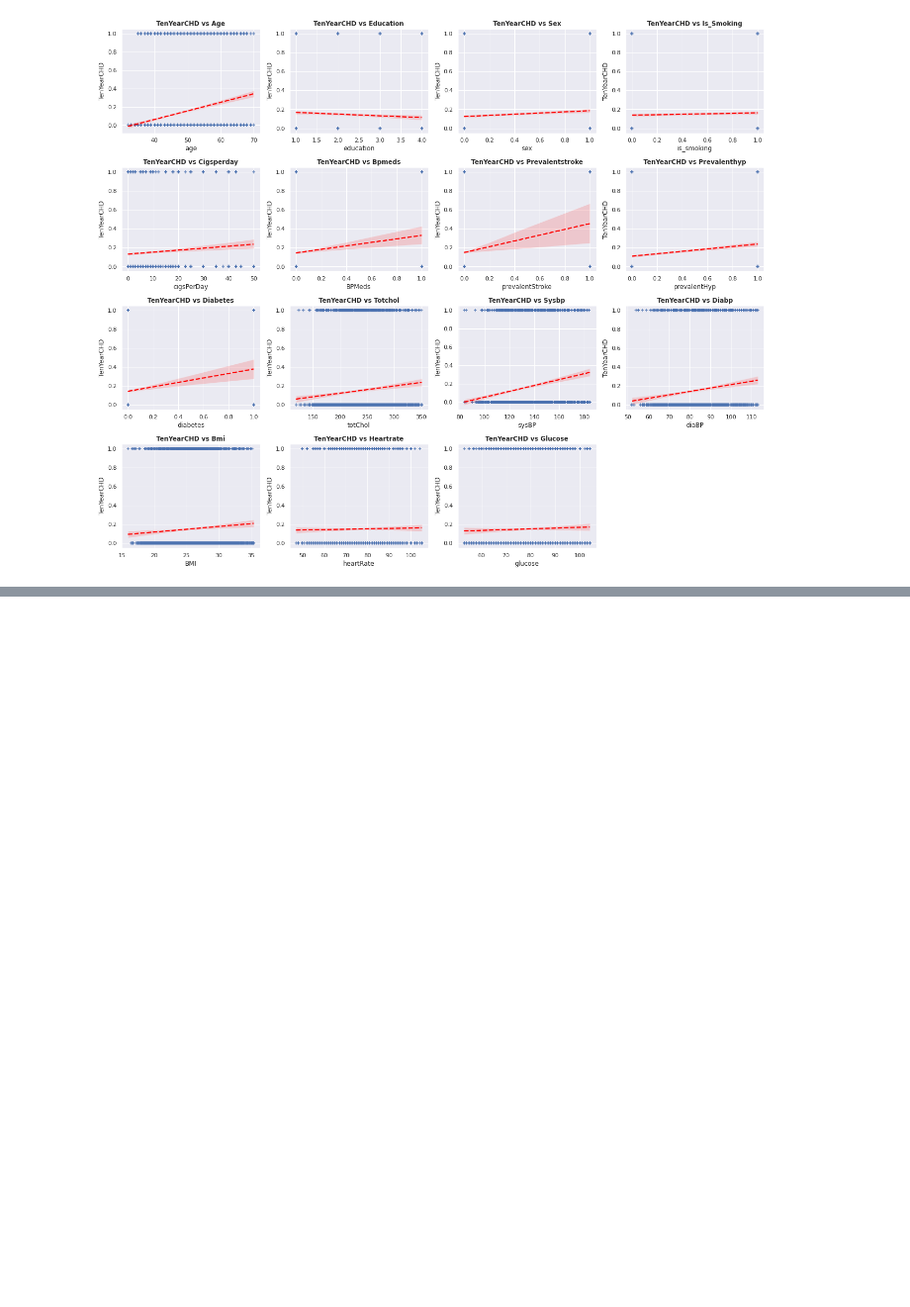
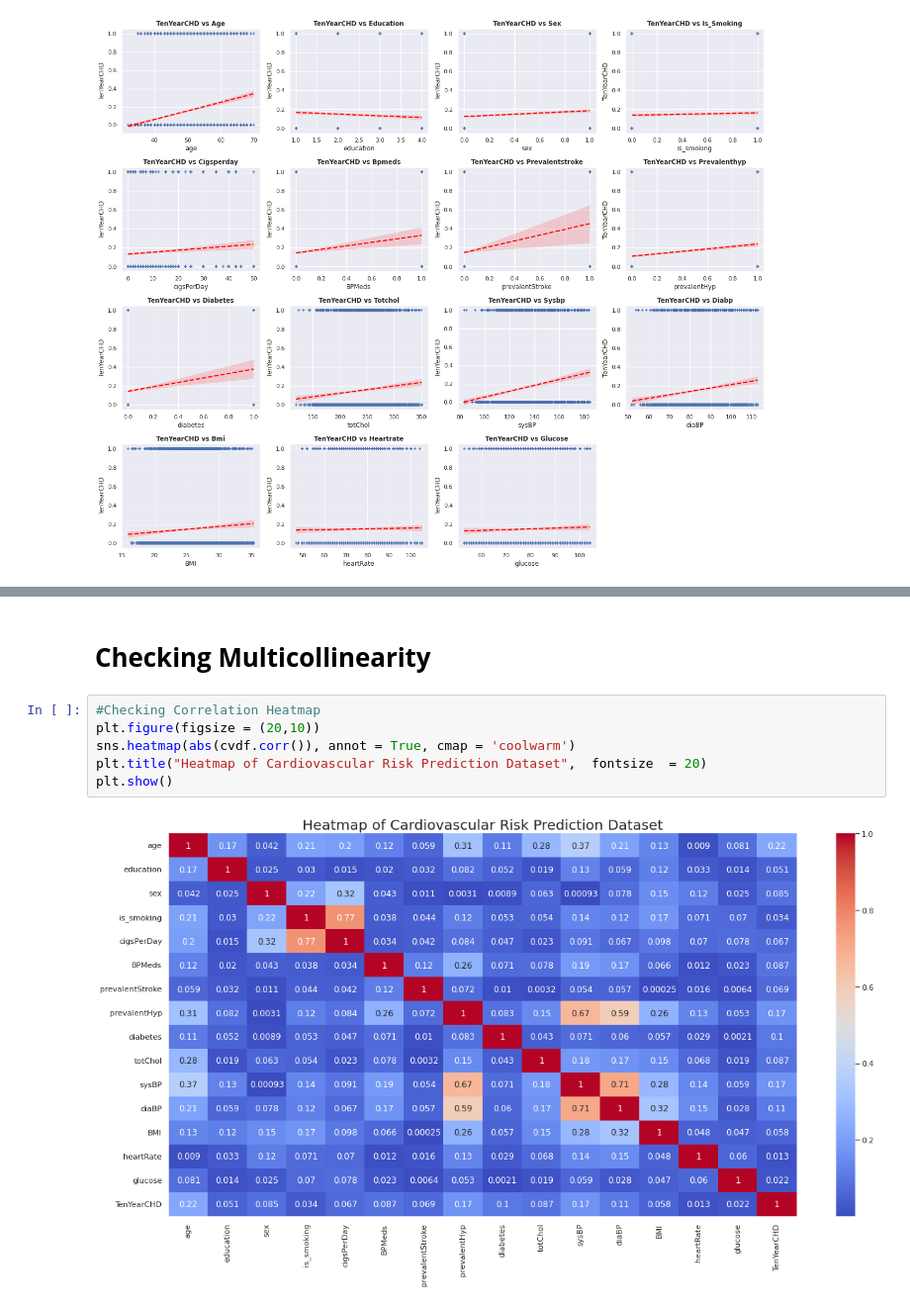
Before and after one commit to Amit-Singh-Rajput/Cardiovascular-Risk-Prediction, a Jupyter notebook: Cardiovascular_Risk_Prediction_Solution.ipynb, the cells around one changed output, grey strips where cells are left out. Shown at 99% size. Drawn from its saved outputs; the diff is of its cells as text; blank space fills up the shorter version.

```diff
--- a/Cardiovascular_Risk_Prediction_Solution.ipynb
+++ b/Cardiovascular_Risk_Prediction_Solution.ipynb
@@ -555,0 +570,10 @@ plt.show()
+# %% [markdown]
+# **Checking Multicollinearity**
+# %%
+#Checking Correlation Heatmap
+plt.figure(figsize = (20,10))
+sns.heatmap(abs(cvdf.corr()), annot = True, cmap = 'coolwarm')
+plt.title("Heatmap of Cardiovascular Risk Prediction Dataset",  fontsize  = 20)
+plt.show()
+# %% [output]
+[figure, added]
```
Also changed, not shown: parts of 53 cells of this notebook.
